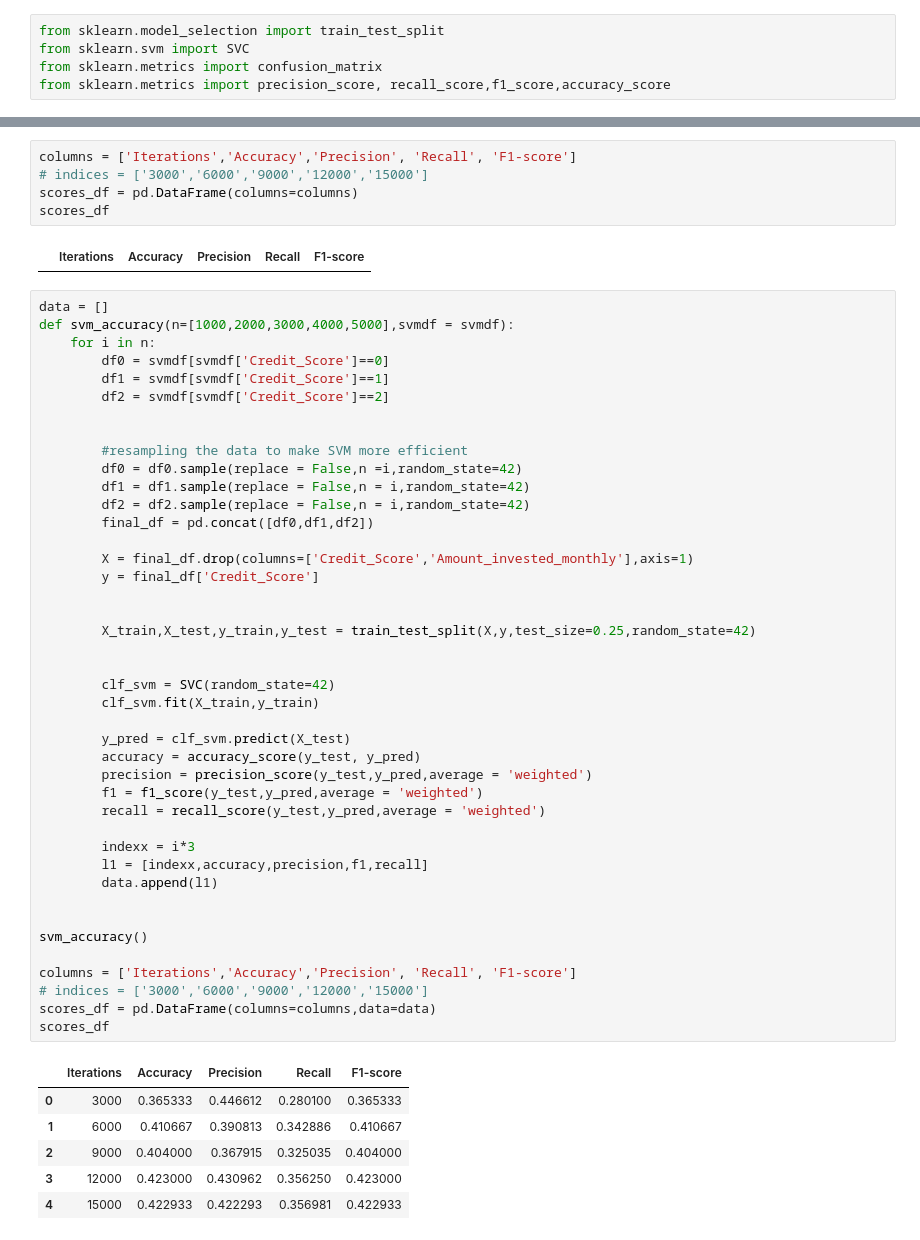
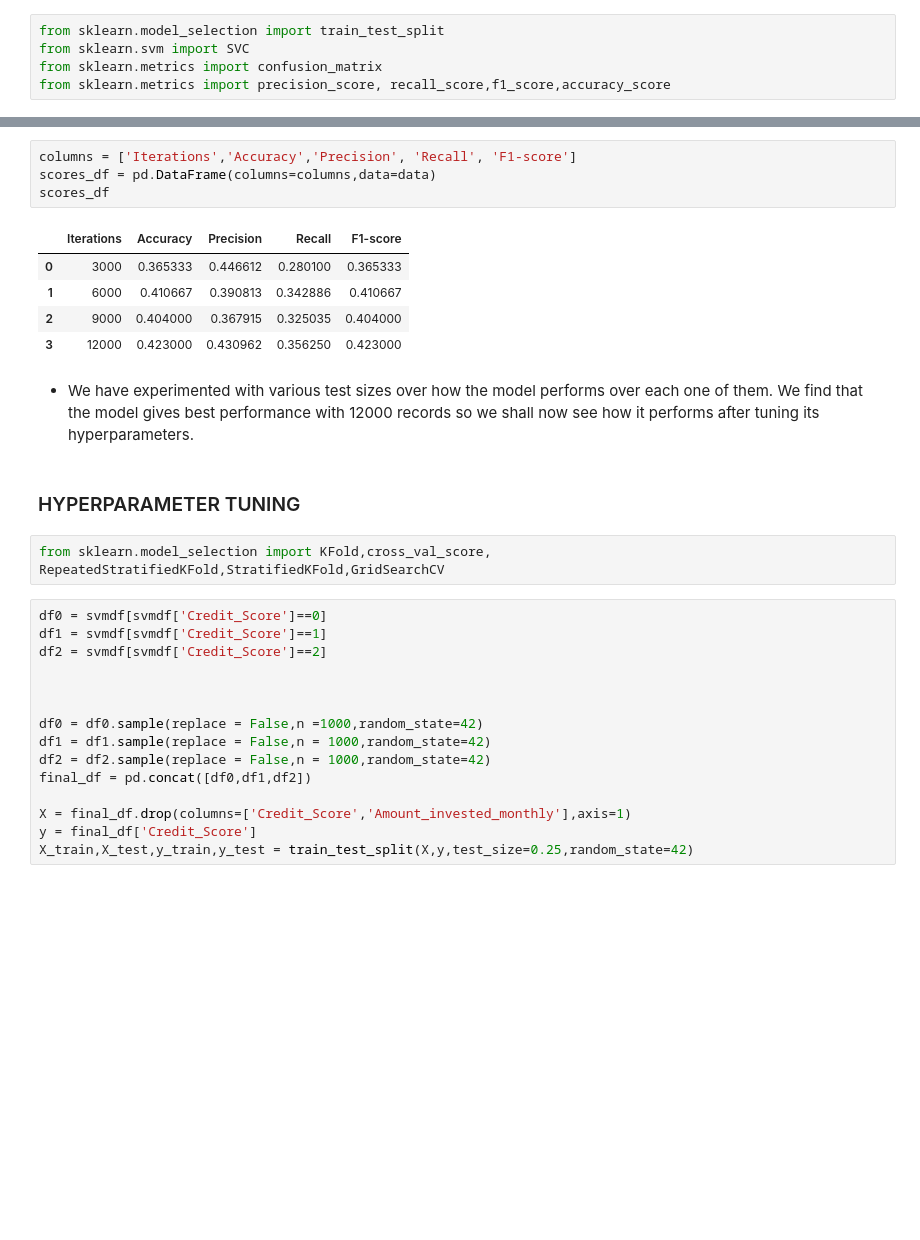
Before and after one commit to SaitejSamudrala/Credit-Score-Classification, a Jupyter notebook: models/SVM.ipynb, the cells around one changed output, grey strips where cells are left out. Drawn from its saved outputs; the diff is of its cells as text; blank space fills up the shorter version.

Commit message:
feat: finshed SVM model building

```diff
--- a/models/SVM.ipynb
+++ b/models/SVM.ipynb
@@ -79,56 +144,31 @@ from sklearn.metrics import precision_score, recall_score,f1_score,accuracy_scor
 # %%
 columns = ['Iterations','Accuracy','Precision', 'Recall', 'F1-score']
-# indices = ['3000','6000','9000','12000','15000']
-scores_df = pd.DataFrame(columns=columns)
+scores_df = pd.DataFrame(columns=columns,data=data)
 scores_df
 # %% [output]
 |  | Iterations | Accuracy | Precision | Recall | F1-score |
+| 0 | 3000 | 0.365333 | 0.446612 | 0.280100 | 0.365333 |
+| 1 | 6000 | 0.410667 | 0.390813 | 0.342886 | 0.410667 |
+| 2 | 9000 | 0.404000 | 0.367915 | 0.325035 | 0.404000 |
+| 3 | 12000 | 0.423000 | 0.430962 | 0.356250 | 0.423000 |
+# %% [markdown]
+- We have experimented with various test sizes over how the model performs over each one of them. We find that the model gives best performance with 12000 records so we shall now see how it performs after tuning its hyperparameters.
+# %% [markdown]
+### HYPERPARAMETER TUNING
+# %%
+from sklearn.model_selection import KFold,cross_val_score, RepeatedStratifiedKFold,StratifiedKFold,GridSearchCV
 # %%
-data = []
-def svm_accuracy(n=[1000,2000,3000,4000,5000],svmdf = svmdf):
-    for i in n:
-        df0 = svmdf[svmdf['Credit_Score']==0]
-        df1 = svmdf[svmdf['Credit_Score']==1]
-        df2 = svmdf[svmdf['Credit_Score']==2]
+df0 = svmdf[svmdf['Credit_Score']==0]
+df1 = svmdf[svmdf['Credit_Score']==1]
+df2 = svmdf[svmdf['Credit_Score']==2]
 
 
-        #resampling the data to make SVM more efficient
-        df0 = df0.sample(replace = False,n =i,random_state=42)
-        df1 = df1.sample(replace = False,n = i,random_state=42)
-        df2 = df2.sample(replace = False,n = i,random_state=42)
-        final_df = pd.concat([df0,df1,df2])
 
-        X = final_df.drop(columns=['Credit_Score','Amount_invested_monthly'],axis=1)
-        y = final_df['Credit_Score']
+df0 = df0.sample(replace = False,n =1000,random_state=42)
+df1 = df1.sample(replace = False,n = 1000,random_state=42)
+df2 = df2.sample(replace = False,n = 1000,random_state=42)
+final_df = pd.concat([df0,df1,df2])
 
-
-        X_train,X_test,y_train,y_test = train_test_split(X,y,test_size=0.25,random_state=42)
-
-
-        clf_svm = SVC(random_state=42)
-        clf_svm.fit(X_train,y_train)
-
-        y_pred = clf_svm.predict(X_test)
-        accuracy = accuracy_score(y_test, y_pred)
-        precision = precision_score(y_test,y_pred,average = 'weighted')
-        f1 = f1_score(y_test,y_pred,average = 'weighted')
-        recall = recall_score(y_test,y_pred,average = 'weighted')
-
-        indexx = i*3
-        l1 = [indexx,accuracy,precision,f1,recall]
-        data.append(l1)
-
-
-svm_accuracy()
-
-columns = ['Iterations','Accuracy','Precision', 'Recall', 'F1-score']
-# indices = ['3000','6000','9000','12000','15000']
-scores_df = pd.DataFrame(columns=columns,data=data)
-scores_df
+X = final_df.drop(columns=['Credit_Score','Amount_invested_monthly'],axis=1)
+y = final_df['Credit_Score']
+X_train,X_test,y_train,y_test = train_test_split(X,y,test_size=0.25,random_state=42)
-# %% [output]
-|  | Iterations | Accuracy | Precision | Recall | F1-score |
-| 0 | 3000 | 0.365333 | 0.446612 | 0.280100 | 0.365333 |
-| 1 | 6000 | 0.410667 | 0.390813 | 0.342886 | 0.410667 |
-| 2 | 9000 | 0.404000 | 0.367915 | 0.325035 | 0.404000 |
-| 3 | 12000 | 0.423000 | 0.430962 | 0.356250 | 0.423000 |
-| 4 | 15000 | 0.422933 | 0.422293 | 0.356981 | 0.422933 |
```
Also changed, not shown: parts of 8 cells of this notebook.
